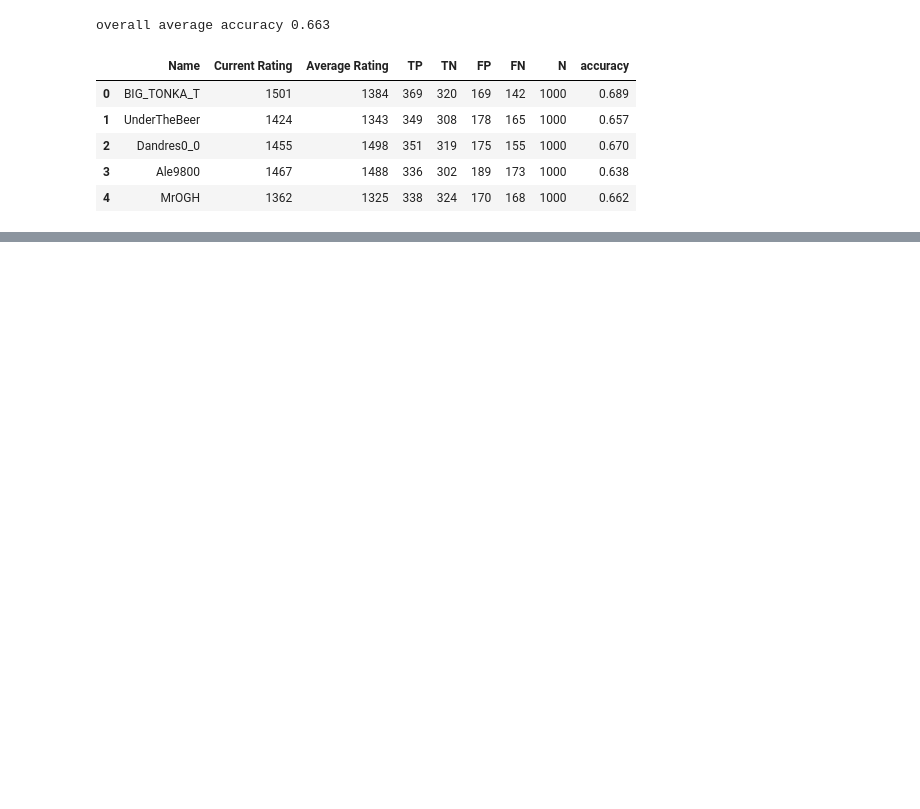
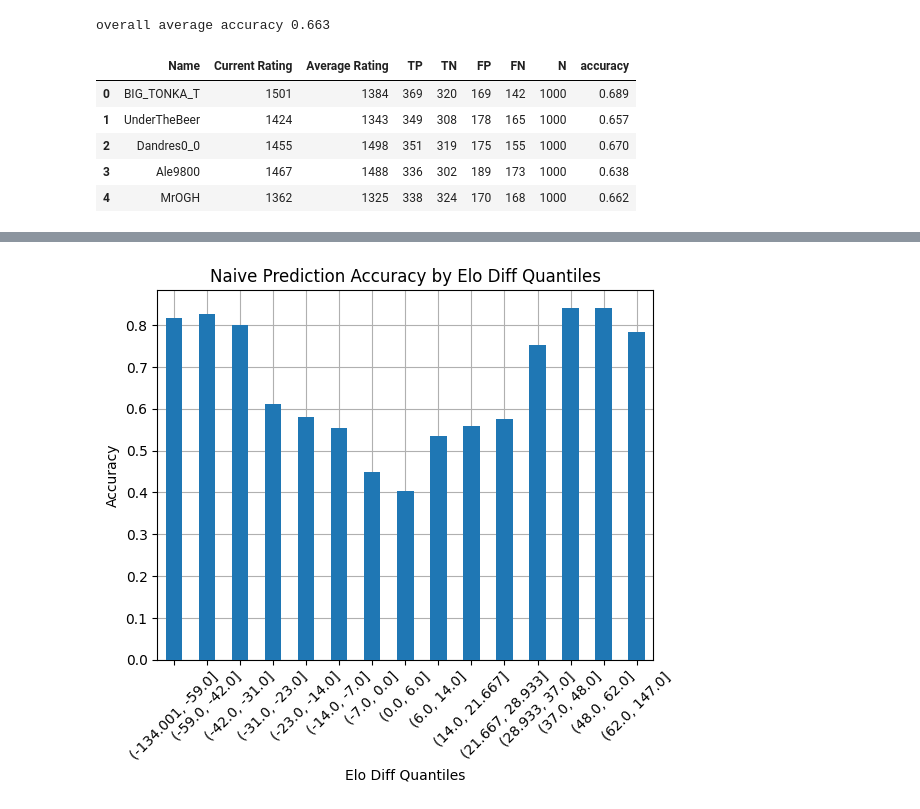
Before and after one commit to okeanskiy/online-chess-win-predictions, a Jupyter notebook: naive_prediction_model.ipynb, the cells around one changed output, grey strips where cells are left out. Cells and saved outputs as stored; diff of their text form; code cells hidden in the pictures; blank space fills up the shorter version.

```diff
--- a/naive_prediction_model.ipynb
+++ b/naive_prediction_model.ipynb
@@ -169,0 +175,17 @@ plt.show()
+# %%
+# accuracy by elo difference quantile
+num_quantiles = 15
+df['quantile'] = pd.qcut(df['elo_diff'], q=num_quantiles)
+grouped = df.groupby('quantile', observed=False)['correct'].mean()
+grouped.plot(kind='bar', zorder=3)
+
+plt.xlabel('Elo Diff Quantiles')
+plt.xticks(rotation=45)
+plt.ylabel('Accuracy')
+plt.title('Naive Prediction Accuracy by Elo Diff Quantiles')
+plt.grid(zorder=2)
+
+# Show the plot
+plt.show()
+# %% [output]
+[figure, added]
```
Also changed, not shown: parts of 5 cells of this notebook.
